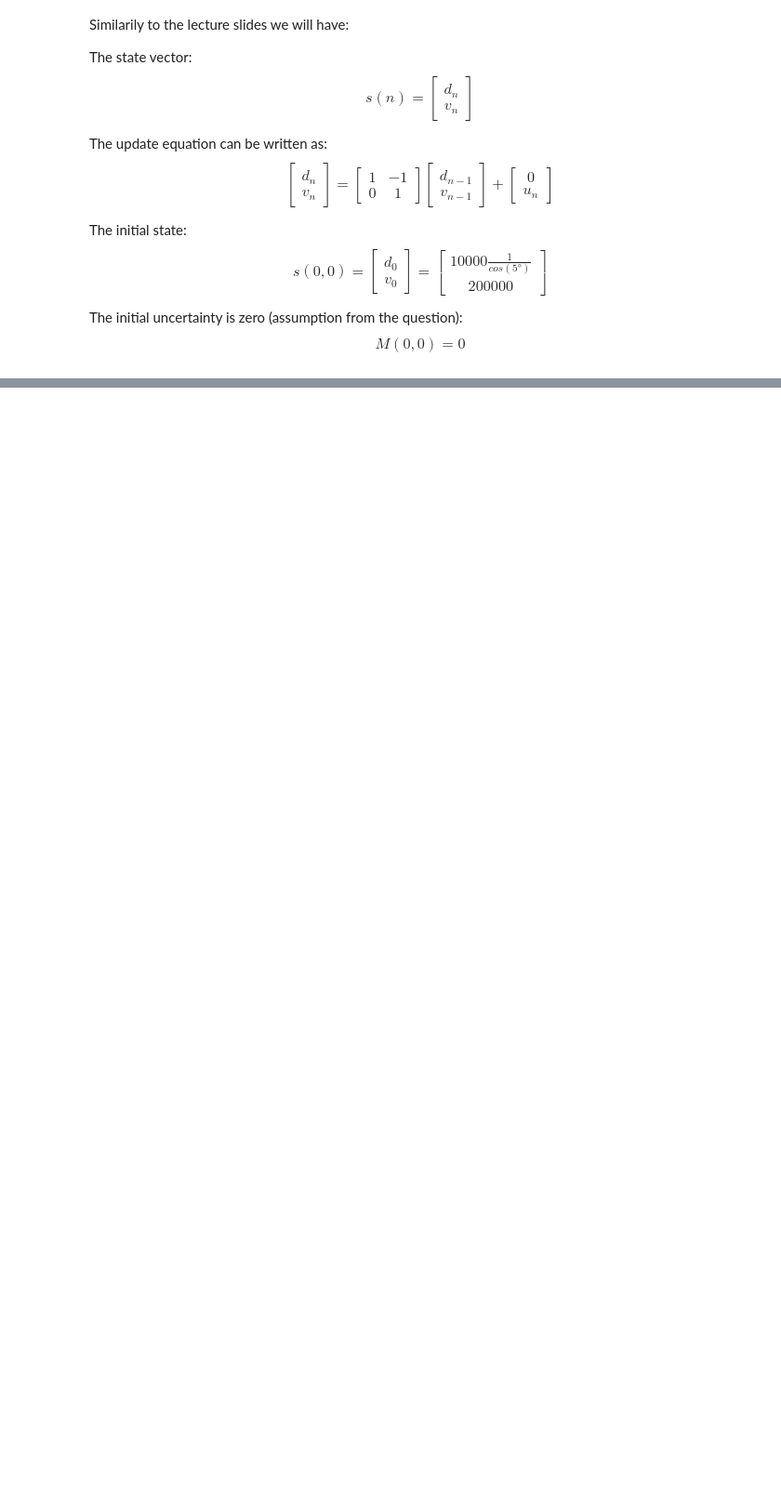
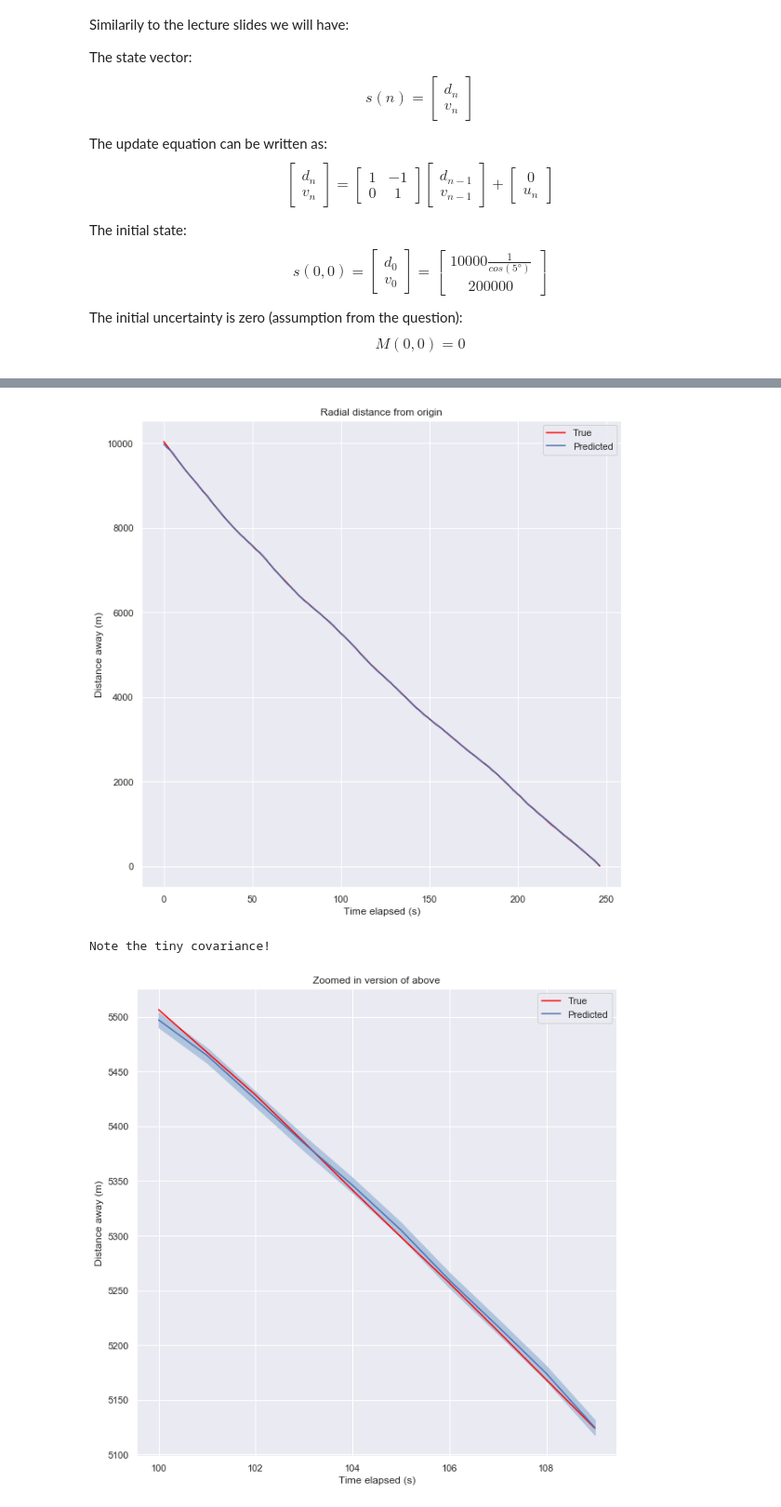
Before and after one commit to kirill5pol/estimation-theory, a Jupyter notebook: Assign5.ipynb, the cells around one changed output, grey strips where cells are left out. Shown at 93% size. Drawn from its saved outputs; the diff is of its cells as text; code cells hidden in the pictures; blank space fills up the shorter version.

```diff
--- a/Assign5.ipynb
+++ b/Assign5.ipynb
@@ -280,0 +297,48 @@ Ks[100]
+# %%
+x = np.arange(Nt)
+
+# Note: we have to plot in an overly complicated  because seaborn doesn't want to let you set your own damn variance in sns.lineplot...
+
+# Distance with variance
+dd_stds = np.sqrt(dd_covs)
+y1 = d_preds - dd_stds
+y2 = d_preds + dd_stds
+plt.plot(x, ds, label='True', color='red')
+plt.fill_between(x, y1=y1, y2=y2, color='lightsteelblue')
+plt.plot(x, d_preds, label='Predicted')
+plt.title('Radial distance from origin')
+plt.ylabel('Distance away (m)')
+plt.xlabel('Time elapsed (s)')
+plt.legend()
+plt.show()
+print('Note the tiny covariance!')
+
+# Zoomed in version
+plt.plot(x[100:110], ds[100:110], label='True', color='red')
+plt.fill_between(x[100:110], y1=y1[100:110], y2=y2[100:110], color='lightsteelblue')
+plt.plot(x[100:110], d_preds[100:110], label='Predicted')
+plt.title('Zoomed in version of above')
+plt.ylabel('Distance away (m)')
+plt.xlabel('Time elapsed (s)')
+plt.legend()
+plt.show()
+
+
+# Velocity with variance
+vv_stds = np.sqrt(vv_covs)
+err_kws = {
+    'y1': v_preds - vv_stds,
+    'y2': v_preds + vv_stds,
+}
+plt.plot(x, vs, label='True', color='red')
+plt.fill_between(x, y1=v_preds-vv_stds, y2=v_preds+vv_stds, color='lightsteelblue')
+plt.plot(x, v_preds, label='Predicted')
+plt.title('Velocity')
+plt.ylabel('Velocity along trajectory (m)')
+plt.xlabel('Time elapsed (s)')
+plt.legend()
+plt.show()
+# %% [output]
+[figure, added]
+Note the tiny covariance!
+[figure, added]
```
Also changed, not shown: parts of 11 cells of this notebook.
